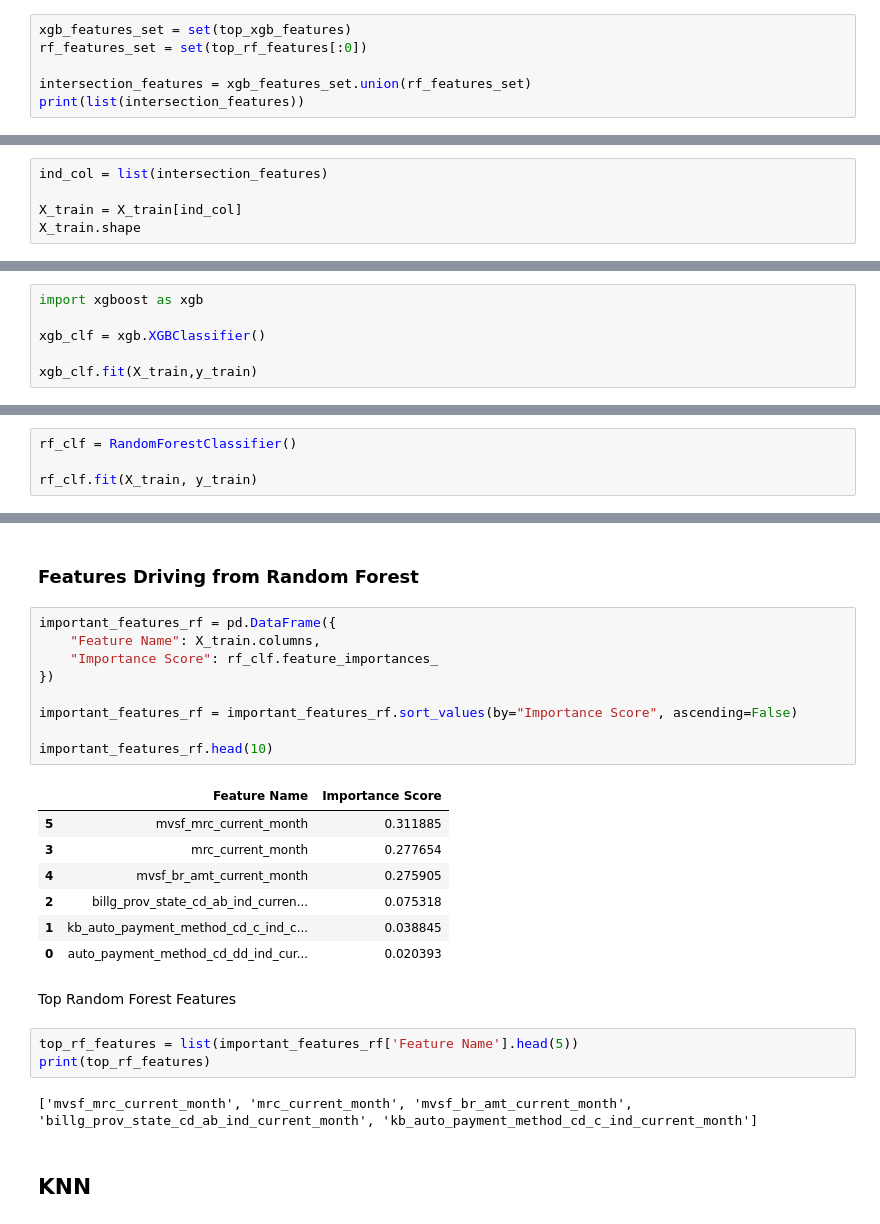
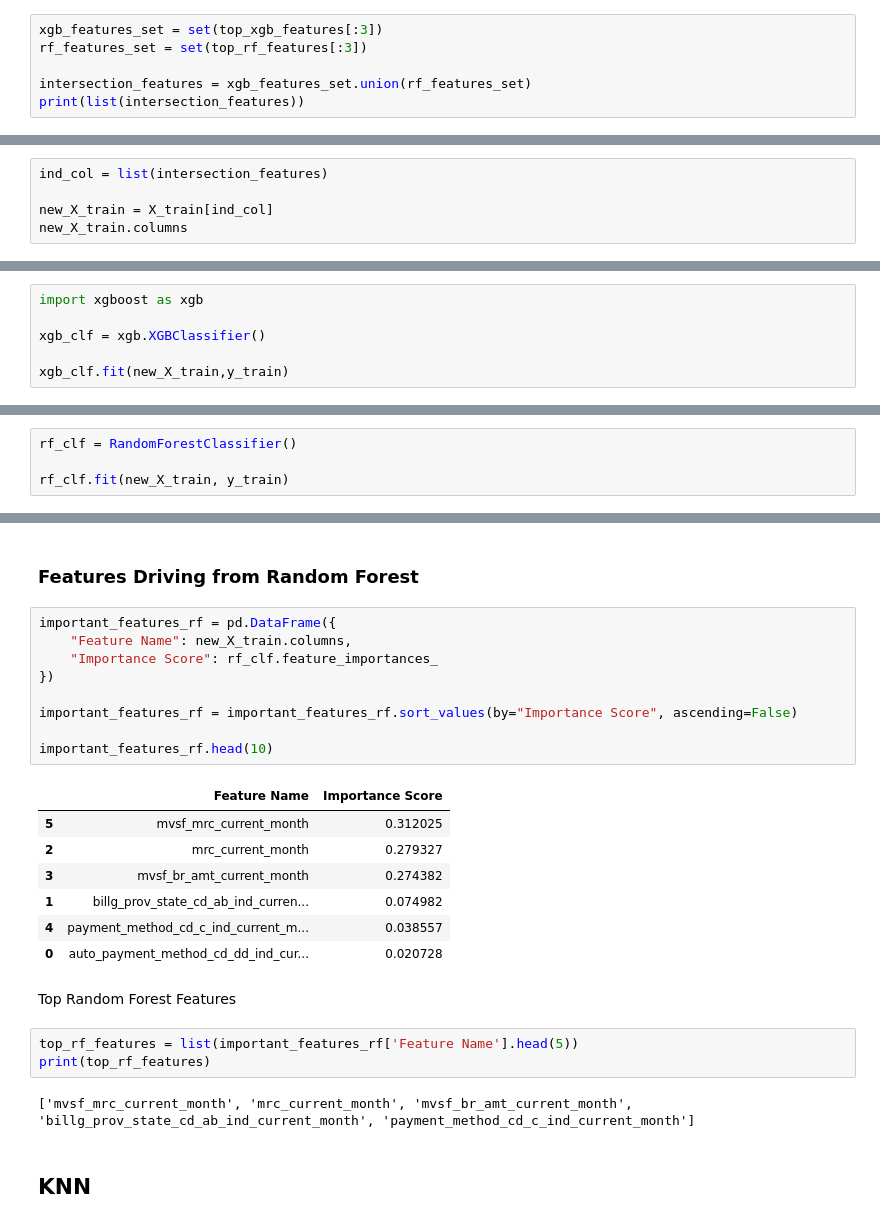
Before and after one commit to Faridghr/WirelessChurnPrediction, a Jupyter notebook: src/churnPrediction.ipynb, the cells around one changed output, grey strips where cells are left out. Cells and saved outputs as stored; diff of their text form.

```diff
--- a/src/churnPrediction.ipynb
+++ b/src/churnPrediction.ipynb
@@ -672,8 +674,8 @@ plt.show()
 # %% [markdown]
 # Keep Most Importance Features From XGBoost and Random Forest
 # %%
-xgb_features_set = set(top_xgb_features)
-rf_features_set = set(top_rf_features[:0])
+xgb_features_set = set(top_xgb_features[:3])
+rf_features_set = set(top_rf_features[:3])
 
 intersection_features = xgb_features_set.union(rf_features_set)
 print(list(intersection_features))
@@ -682,5 +684,5 @@ print(list(intersection_features))
 # %%
 ind_col = list(intersection_features)
 
-X_train = X_train[ind_col]
-X_train.shape
+new_X_train = X_train[ind_col]
+new_X_train.columns
@@ -702,7 +714,7 @@ import xgboost as xgb
 
 xgb_clf = xgb.XGBClassifier()
 
-xgb_clf.fit(X_train,y_train)
+xgb_clf.fit(new_X_train,y_train)
 # %% [output]
 XGBClassifier(base_score=None, booster=None, callbacks=None,
               colsample_bylevel=None, colsample_bynode=None,
@@ -773,7 +789,7 @@ important_features_xgb
 # %%
 rf_clf = RandomForestClassifier()
 
-rf_clf.fit(X_train, y_train)
+rf_clf.fit(new_X_train, y_train)
 # %% [output]
 RandomForestClassifier()
 # %%
@@ -813,28 +829,28 @@ plt.show()
 ### Features Driving from Random Forest
 # %%
 important_features_rf = pd.DataFrame({
-    "Feature Name": X_train.columns,
+    "Feature Name": new_X_train.columns,
     "Importance Score": rf_clf.feature_importances_
 })
 
 important_features_rf = important_features_rf.sort_values(by="Importance Score", ascending=False)
 
 important_features_rf.head(10)
 # %% [output]
 |  | Feature Name | Importance Score |
-| 5 | mvsf_mrc_current_month | 0.311885 |
-| 3 | mrc_current_month | 0.277654 |
-| 4 | mvsf_br_amt_current_month | 0.275905 |
-| 2 | billg_prov_state_cd_ab_ind_curren... | 0.075318 |
-| 1 | kb_auto_payment_method_cd_c_ind_c... | 0.038845 |
-| 0 | auto_payment_method_cd_dd_ind_cur... | 0.020393 |
+| 5 | mvsf_mrc_current_month | 0.312025 |
+| 2 | mrc_current_month | 0.279327 |
+| 3 | mvsf_br_amt_current_month | 0.274382 |
+| 1 | billg_prov_state_cd_ab_ind_curren... | 0.074982 |
+| 4 | payment_method_cd_c_ind_current_m... | 0.038557 |
+| 0 | auto_payment_method_cd_dd_ind_cur... | 0.020728 |
 # %% [markdown]
 Top Random Forest Features
 # %%
 top_rf_features = list(important_features_rf['Feature Name'].head(5))
 print(top_rf_features)
 # %% [output]
-['mvsf_mrc_current_month', 'mrc_current_month', 'mvsf_br_amt_current_month', 'billg_prov_state_cd_ab_ind_current_month', 'kb_auto_payment_method_cd_c_ind_current_month']
+['mvsf_mrc_current_month', 'mrc_current_month', 'mvsf_br_amt_current_month', 'billg_prov_state_cd_ab_ind_current_month', 'payment_method_cd_c_ind_current_month']
 # %% [markdown]
 ## KNN
 # %%
```
Also changed, not shown: parts of 18 cells of this notebook.
